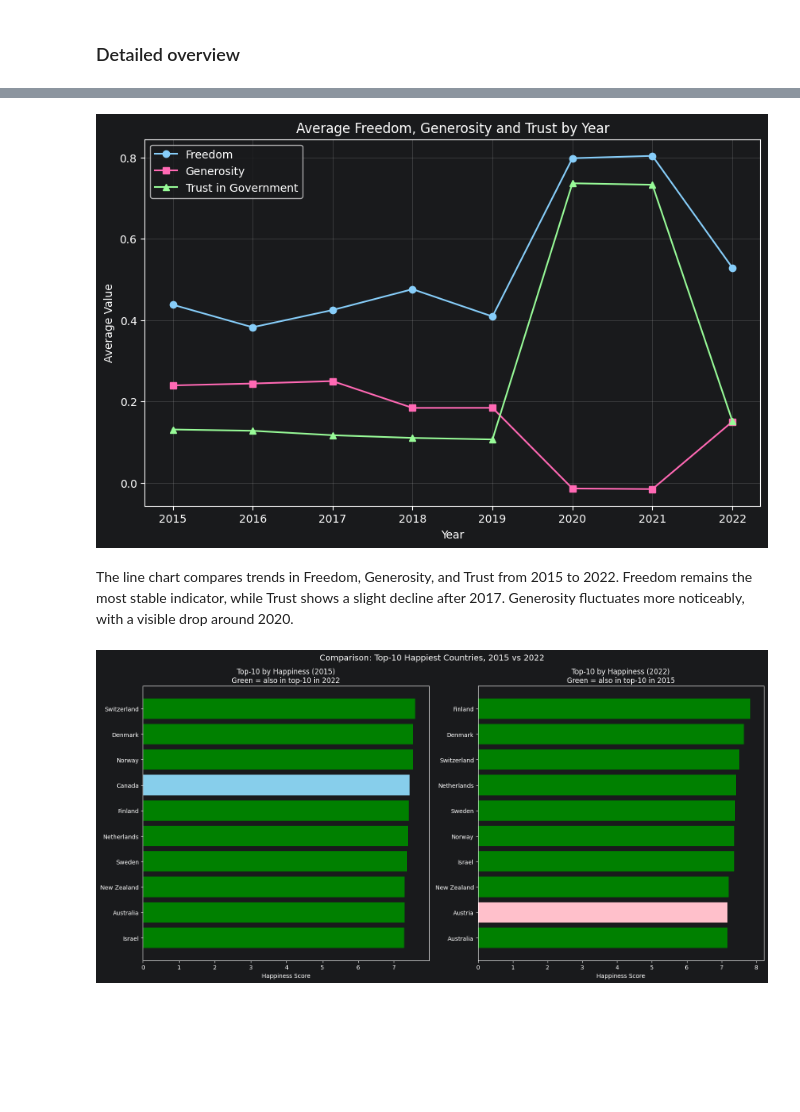
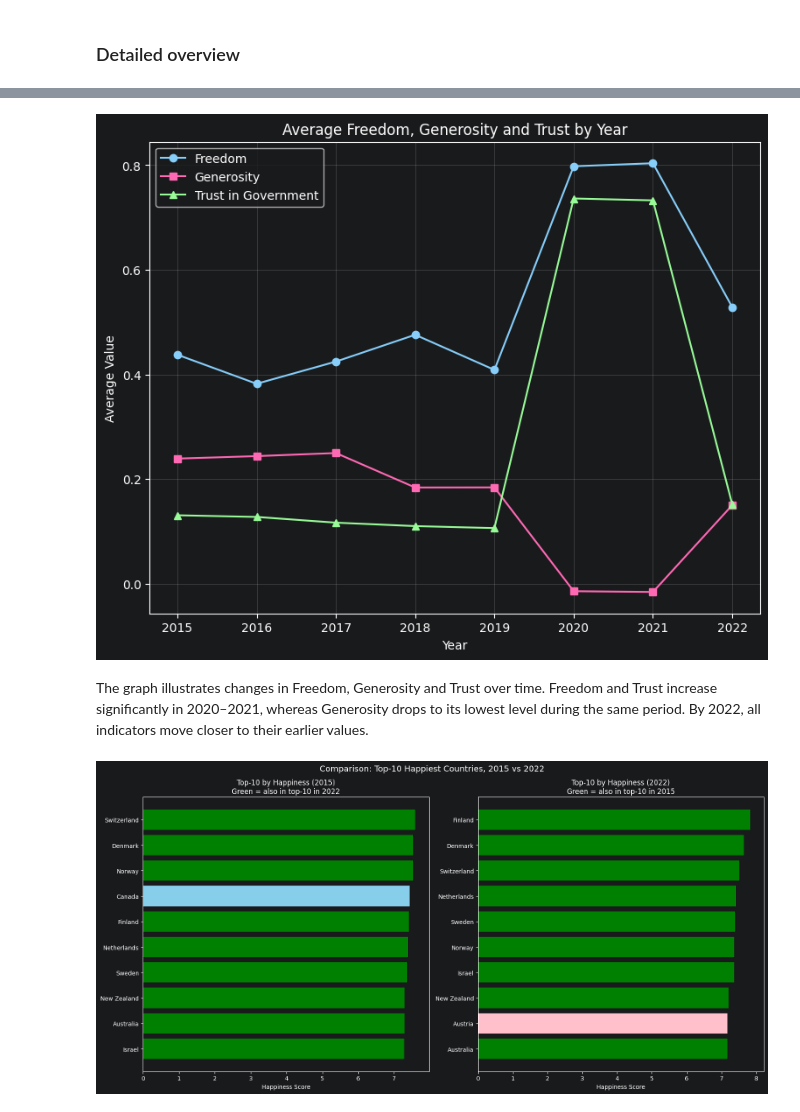
Before and after one commit to soonserv/data-best-project, a Jupyter notebook: notebooks/SA_notebook.ipynb, the cells around one changed output, grey strips where cells are left out. Saved outputs shown, nothing was run; the diff lists cells and outputs as text; code cells hidden in the pictures; blank space fills up the shorter version.

```diff
--- a/notebooks/SA_notebook.ipynb
+++ b/notebooks/SA_notebook.ipynb
@@ -797,20 +808,20 @@ The chart shows clear regional differences in happiness. Western Europe and Nort
 # %%
 trend = all_data.groupby("Year")[["Freedom", "Generosity", "Trust"]].mean().reset_index()
 
-plt.figure(figsize=(10,6))
+plt.figure(figsize=(9,7))
 plt.plot(trend["Year"], trend["Freedom"], marker="o", label="Freedom", color="#87CEFA")
 plt.plot(trend["Year"], trend["Generosity"], marker="s", label="Generosity", color="#FF69B4")
 plt.plot(trend["Year"], trend["Trust"], marker="^", label="Trust in Government", color="#98FB98")
 plt.title("Average Freedom, Generosity and Trust by Year")
 plt.xlabel("Year")
 plt.ylabel("Average Value")
 plt.legend()
 plt.grid(alpha=0.3)
 plt.show()
 # %% [output]
-[figure, old version]
+[figure, new version]
 # %% [markdown]
-The line chart compares trends in Freedom, Generosity, and Trust from 2015 to 2022. Freedom remains the most stable indicator, while Trust shows a slight decline after 2017. Generosity fluctuates more noticeably, with a visible drop around 2020.
+The graph illustrates changes in Freedom, Generosity and Trust over time. Freedom and Trust increase significantly in 2020–2021, whereas Generosity drops to its lowest level during the same period. By 2022, all indicators move closer to their earlier values.
 # %%
 first_year = final_data["Year"].min()
 last_year = final_data["Year"].max()
```
Also changed, not shown: parts of 53 cells of this notebook.
